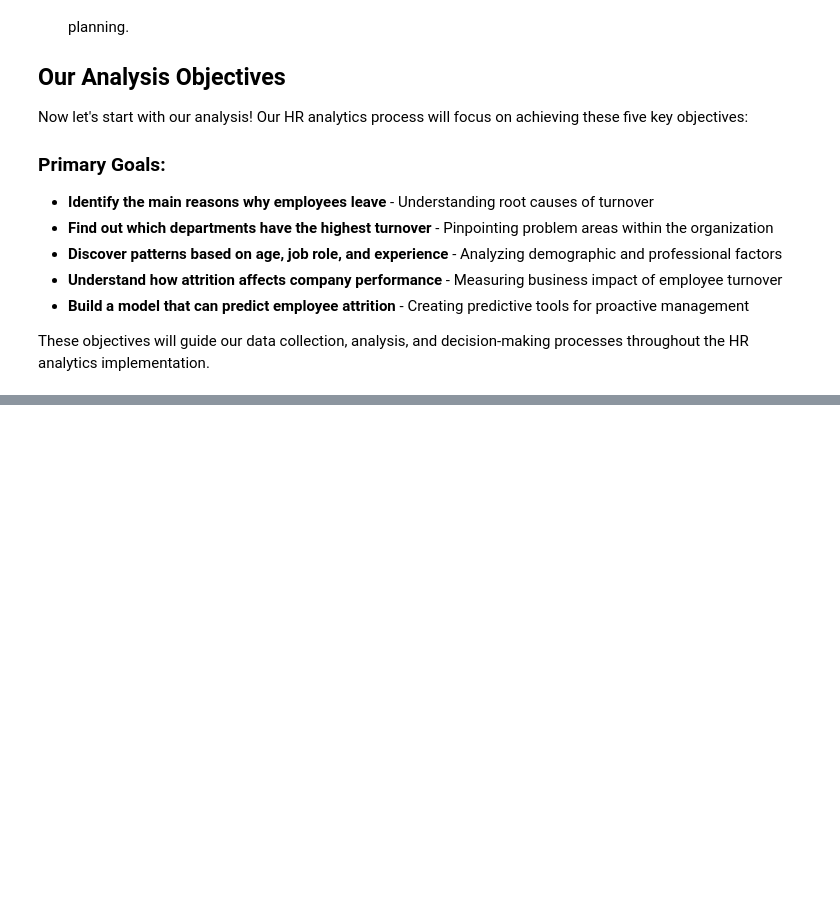
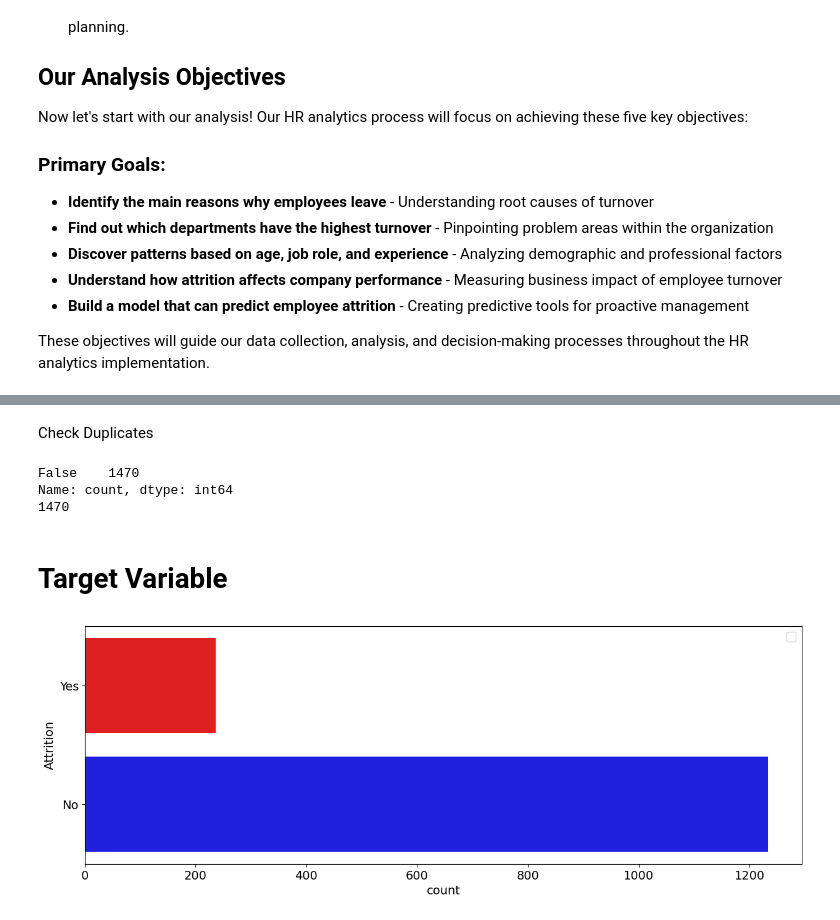
Before and after one commit to kalzumaki/attrition-hr-data-analytics, a Jupyter notebook: teamOne.ipynb, the cells around one changed output, grey strips where cells are left out. Saved outputs shown, nothing was run; the diff lists cells and outputs as text; code cells hidden in the pictures; blank space fills up the shorter version.

```diff
--- a/teamOne.ipynb
+++ b/teamOne.ipynb
@@ -84,0 +200,20 @@ Index(['Age', 'Attrition', 'BusinessTravel', 'DailyRate', 'Department',
+# %% [markdown]
+Check Duplicates
+# %%
+print(df.duplicated().value_counts())
+df.drop_duplicates(inplace = True)
+print(len(df))
+# %% [output]
+False    1470
+Name: count, dtype: int64
+1470
+# %% [markdown]
+# Target Variable
+# %%
+plt.figure(figsize=(15,5))
+plt.rc("font", size=14)
+sns.countplot(y = 'Attrition', data=df, palette=['red', 'blue'])
+plt.legend()
+plt.show()
+# %% [output]
+[figure, added]
```
Also changed, not shown: parts of 14 cells of this notebook.
